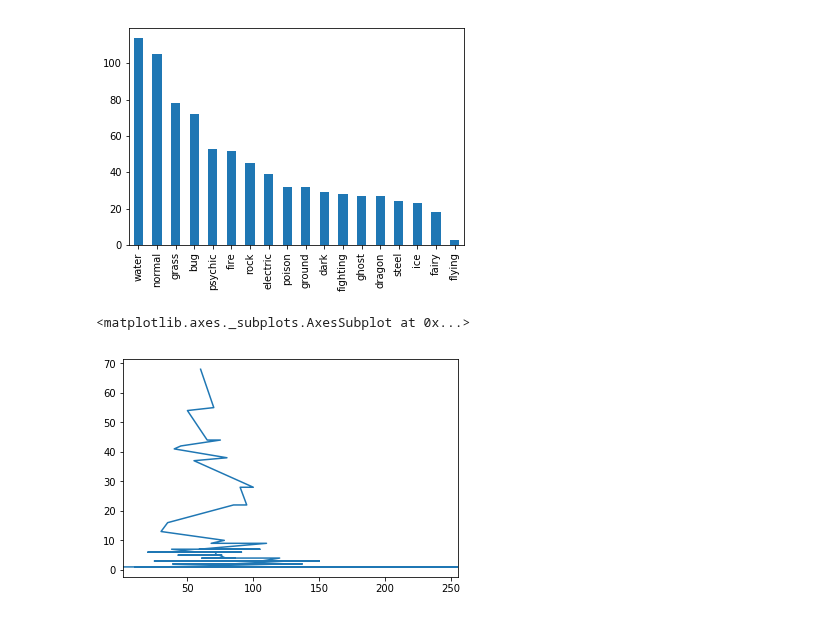
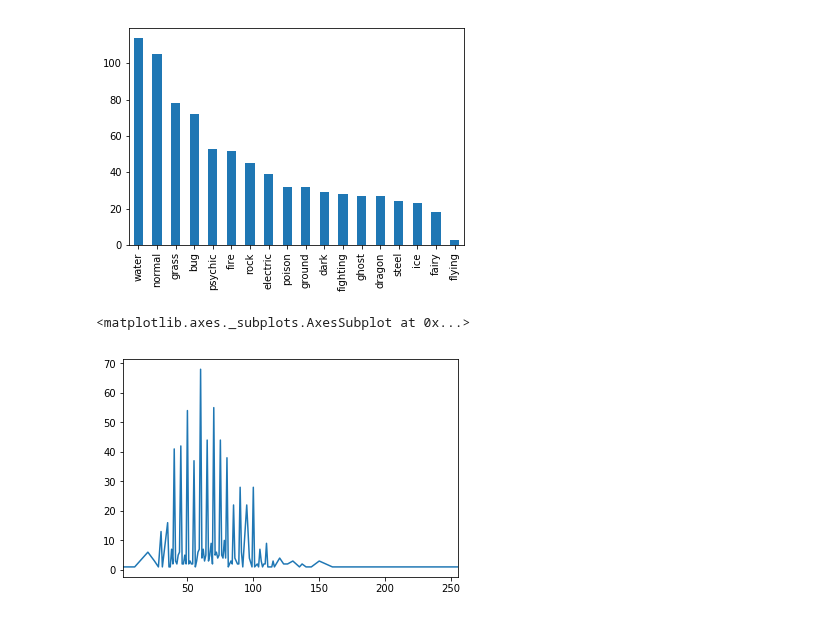
Before and after one commit to data-droid/study, a Jupyter notebook: kaggleLearn/DataVisualization2.ipynb, the cells around one changed output. Drawn from its saved outputs; the diff is of its cells as text; code cells hidden in the pictures.

Commit message:
pokemon examples

```diff
--- a/kaggleLearn/DataVisualization2.ipynb
+++ b/kaggleLearn/DataVisualization2.ipynb
@@ -72,7 +72,7 @@ pokemon.type1.value_counts().plot.bar()
 <matplotlib.axes._subplots.AxesSubplot at 0x...>
 [figure]
 # %%
-pokemon.hp.value_counts().plot.line()
+pokemon.hp.value_counts().sort_index().plot.line()
 # %% [output]
 <matplotlib.axes._subplots.AxesSubplot at 0x...>
-[figure, old version]
+[figure, new version]
```
Also changed, not shown: parts of 1 cell of this notebook.
